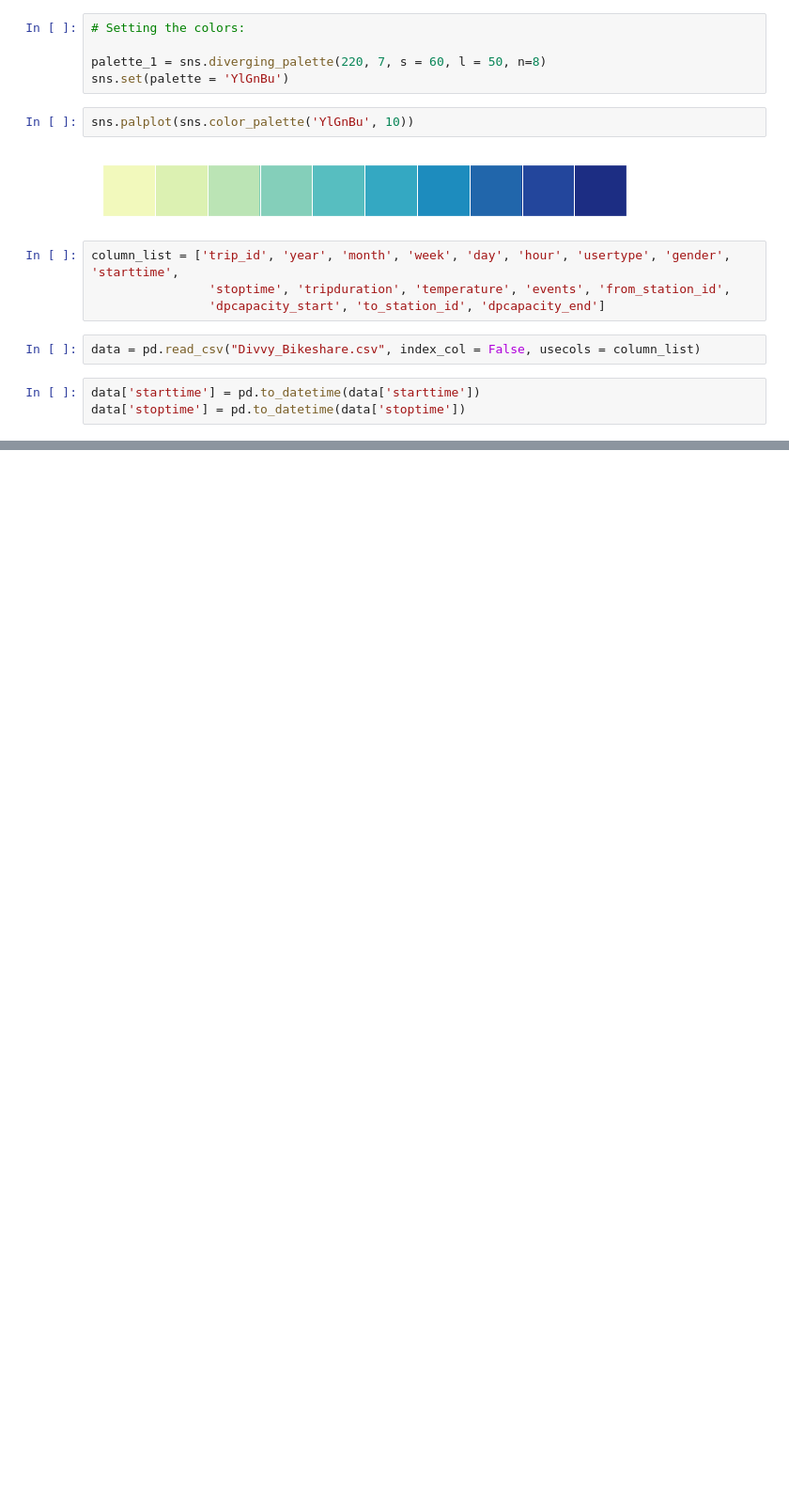
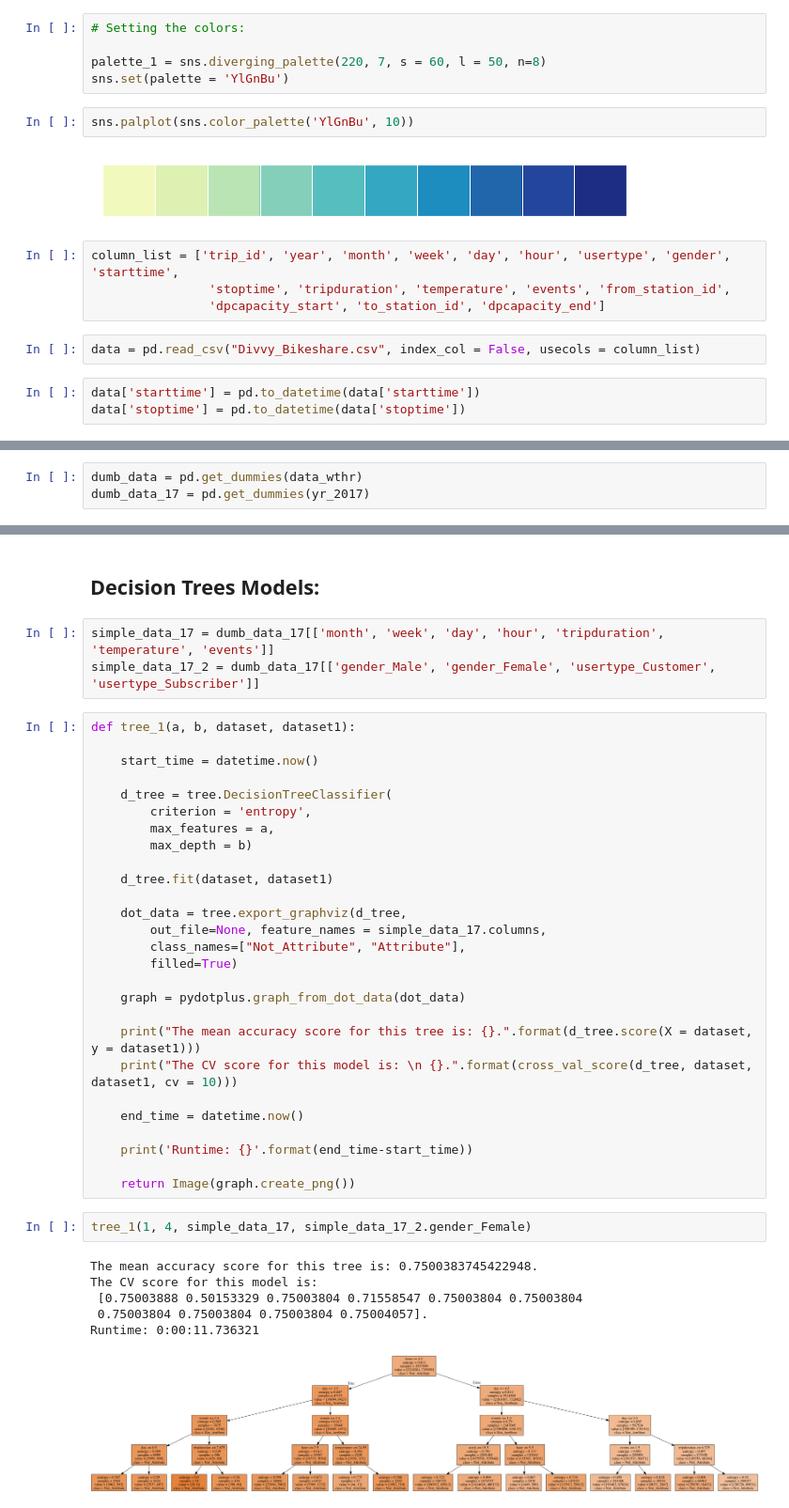
Before and after one commit to Begecky/Pre-Bootcamp-Materials, a Jupyter notebook: Unit_3/Tree_Challenge!.ipynb, the cells around one changed output, grey strips where cells are left out. Shown at 94% size. Cells and saved outputs as stored; diff of their text form; blank space fills up the shorter version.

```diff
--- a/Unit_3/Tree_Challenge!.ipynb
+++ b/Unit_3/Tree_Challenge!.ipynb
@@ -42,0 +72,3 @@ yr_2017 = pd.DataFrame(data_wthr.loc[data_wthr['year'] == 2017])
+# %%
+dumb_data = pd.get_dummies(data_wthr)
+dumb_data_17 = pd.get_dummies(yr_2017)
@@ -69,0 +220,41 @@ def simpler_forest(target)
+# %% [markdown]
+## Decision Trees Models:
+# %%
+simple_data_17 = dumb_data_17[['month', 'week', 'day', 'hour', 'tripduration', 'temperature', 'events']]
+simple_data_17_2 = dumb_data_17[['gender_Male', 'gender_Female', 'usertype_Customer', 'usertype_Subscriber']]
+# %%
+def tree_1(a, b, dataset, dataset1):
+
+    start_time = datetime.now()
+
+    d_tree = tree.DecisionTreeClassifier(
+        criterion = 'entropy',
+        max_features = a,
+        max_depth = b)
+
+    d_tree.fit(dataset, dataset1)
+
+    dot_data = tree.export_graphviz(d_tree,
+        out_file=None, feature_names = simple_data_17.columns,
+        class_names=["Not_Attribute", "Attribute"],
+        filled=True)
+
+    graph = pydotplus.graph_from_dot_data(dot_data)
+
+    print("The mean accuracy score for this tree is: {}.".format(d_tree.score(X = dataset, y = dataset1)))
+    print("The CV score for this model is: \n {}.".format(cross_val_score(d_tree, dataset, dataset1, cv = 10)))
+
+    end_time = datetime.now()
+
+    print('Runtime: {}'.format(end_time-start_time))
+
+    return Image(graph.create_png())
+# %%
+tree_1(1, 4, simple_data_17, simple_data_17_2.gender_Female)
+# %% [output]
+The mean accuracy score for this tree is: 0.7500383745422948.
+The CV score for this model is:
+ [0.75003888 0.50153329 0.75003804 0.71558547 0.75003804 0.75003804
+ 0.75003804 0.75003804 0.75003804 0.75004057].
+Runtime: 0:00:11.736321
+[figure, added]
```
Also changed, not shown: parts of 40 cells of this notebook.
